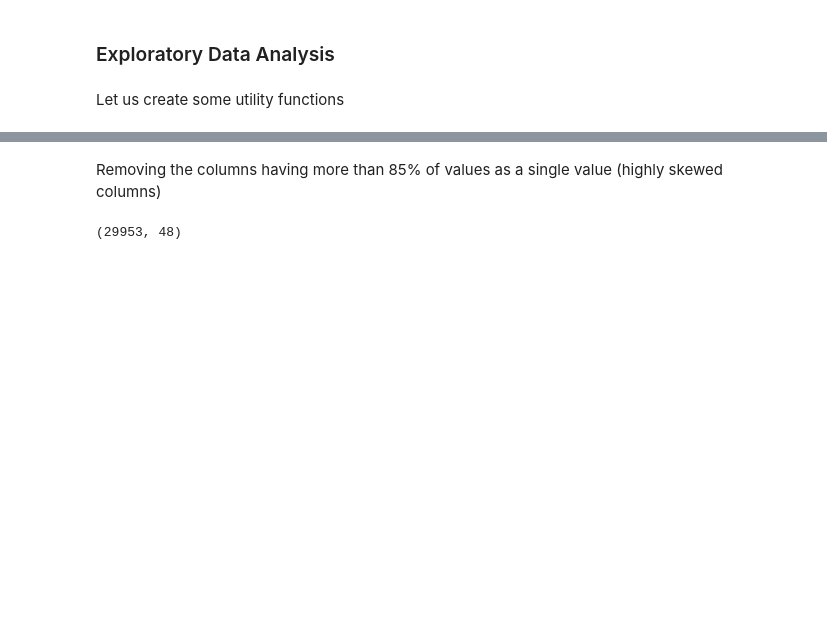
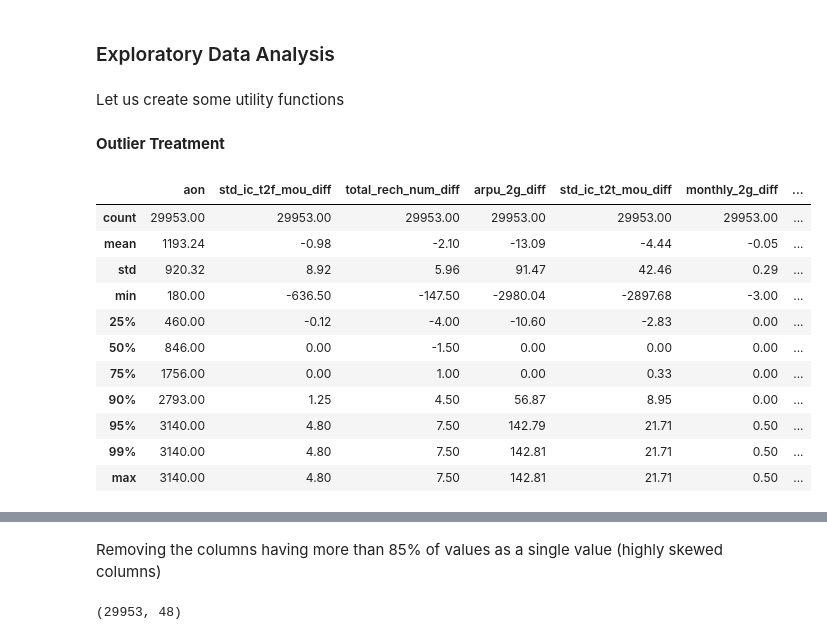
Before and after one commit to kartik173/Telecom_Churn_Predictions, a Jupyter notebook: Telecom_Churn_Assignment_Kartik.ipynb, the cells around one changed output, grey strips where cells are left out. Saved outputs shown, nothing was run; the diff lists cells and outputs as text; code cells hidden in the pictures; blank space fills up the shorter version.

```diff
--- a/Telecom_Churn_Assignment_Kartik.ipynb
+++ b/Telecom_Churn_Assignment_Kartik.ipynb
@@ -406,2 +413,19 @@ def bivariate_churn(dataset,col):
 # %%
 # -- do some analysis
+# %% [markdown]
+__Outlier Treatment__
+# %%
+round(high_value_cust.describe(percentiles=[0.25,0.5,0.75,0.9,0.95,0.99]),2)
+# %% [output]
+|  | aon | std_ic_t2f_mou_diff | total_rech_num_diff | arpu_2g_diff | std_ic_t2t_mou_diff | monthly_2g_diff | ... |
+| count | 29953.00 | 29953.00 | 29953.00 | 29953.00 | 29953.00 | 29953.00 | ... |
+| mean | 1193.24 | -0.98 | -2.10 | -13.09 | -4.44 | -0.05 | ... |
+| std | 920.32 | 8.92 | 5.96 | 91.47 | 42.46 | 0.29 | ... |
+| min | 180.00 | -636.50 | -147.50 | -2980.04 | -2897.68 | -3.00 | ... |
+| 25% | 460.00 | -0.12 | -4.00 | -10.60 | -2.83 | 0.00 | ... |
+| 50% | 846.00 | 0.00 | -1.50 | 0.00 | 0.00 | 0.00 | ... |
+| 75% | 1756.00 | 0.00 | 1.00 | 0.00 | 0.33 | 0.00 | ... |
+| 90% | 2793.00 | 1.25 | 4.50 | 56.87 | 8.95 | 0.00 | ... |
+| 95% | 3140.00 | 4.80 | 7.50 | 142.79 | 21.71 | 0.50 | ... |
+| 99% | 3140.00 | 4.80 | 7.50 | 142.81 | 21.71 | 0.50 | ... |
+| max | 3140.00 | 4.80 | 7.50 | 142.81 | 21.71 | 0.50 | ... |
```
Also changed, not shown: parts of 8 cells of this notebook.
